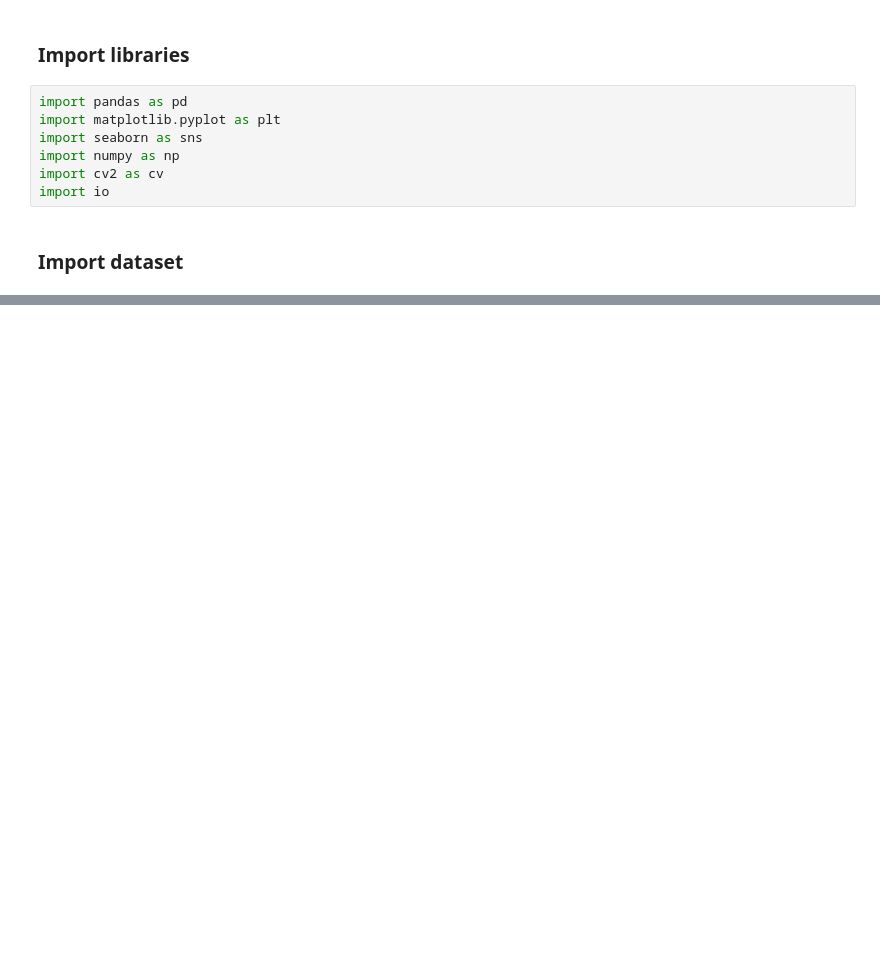
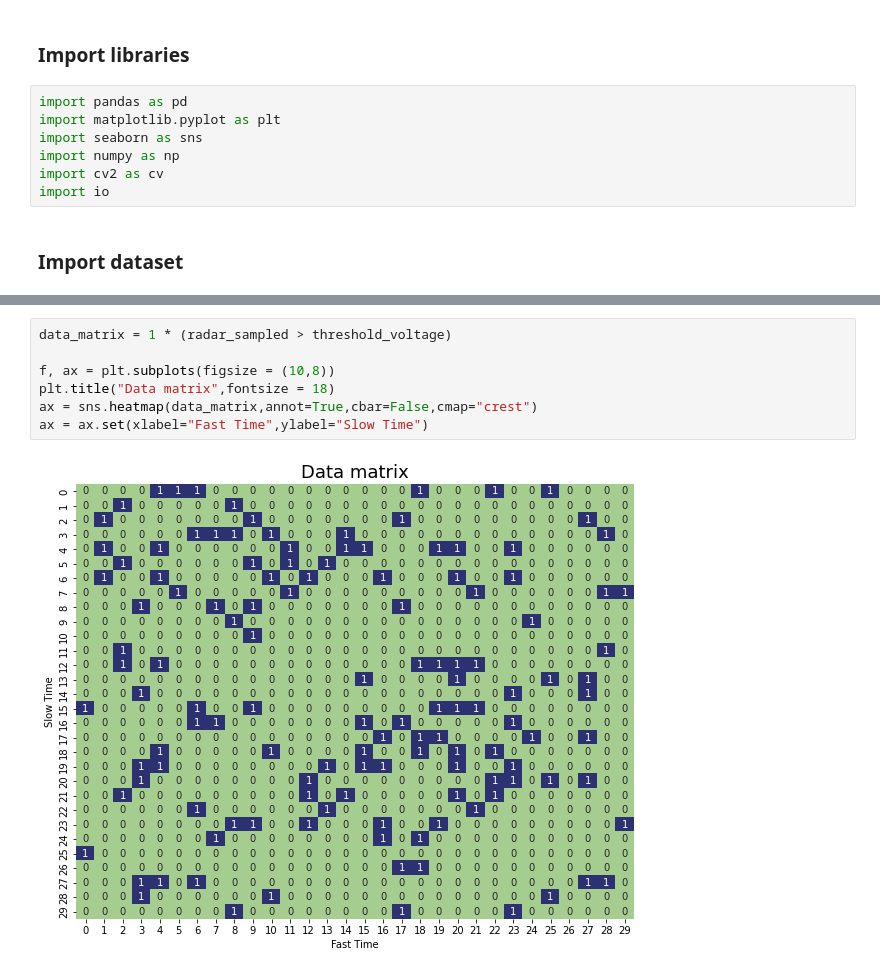
Before and after one commit to Akeshala/Radar-and-Navigation, a Jupyter notebook: Assignment 1/Radar_Assignmnet1.ipynb, the cells around one changed output, grey strips where cells are left out. Saved outputs shown, nothing was run; the diff lists cells and outputs as text; blank space fills up the shorter version.

```diff
--- a/Assignment 1/Radar_Assignmnet1.ipynb
+++ b/Assignment 1/Radar_Assignmnet1.ipynb
@@ -38,0 +175,9 @@ df
+# %%
+data_matrix = 1 * (radar_sampled > threshold_voltage)
+
+f, ax = plt.subplots(figsize = (10,8))
+plt.title("Data matrix",fontsize = 18)
+ax = sns.heatmap(data_matrix,annot=True,cbar=False,cmap="crest")
+ax = ax.set(xlabel="Fast Time",ylabel="Slow Time")
+# %% [output]
+[figure, added]
```
Also changed, not shown: parts of 59 cells of this notebook.
